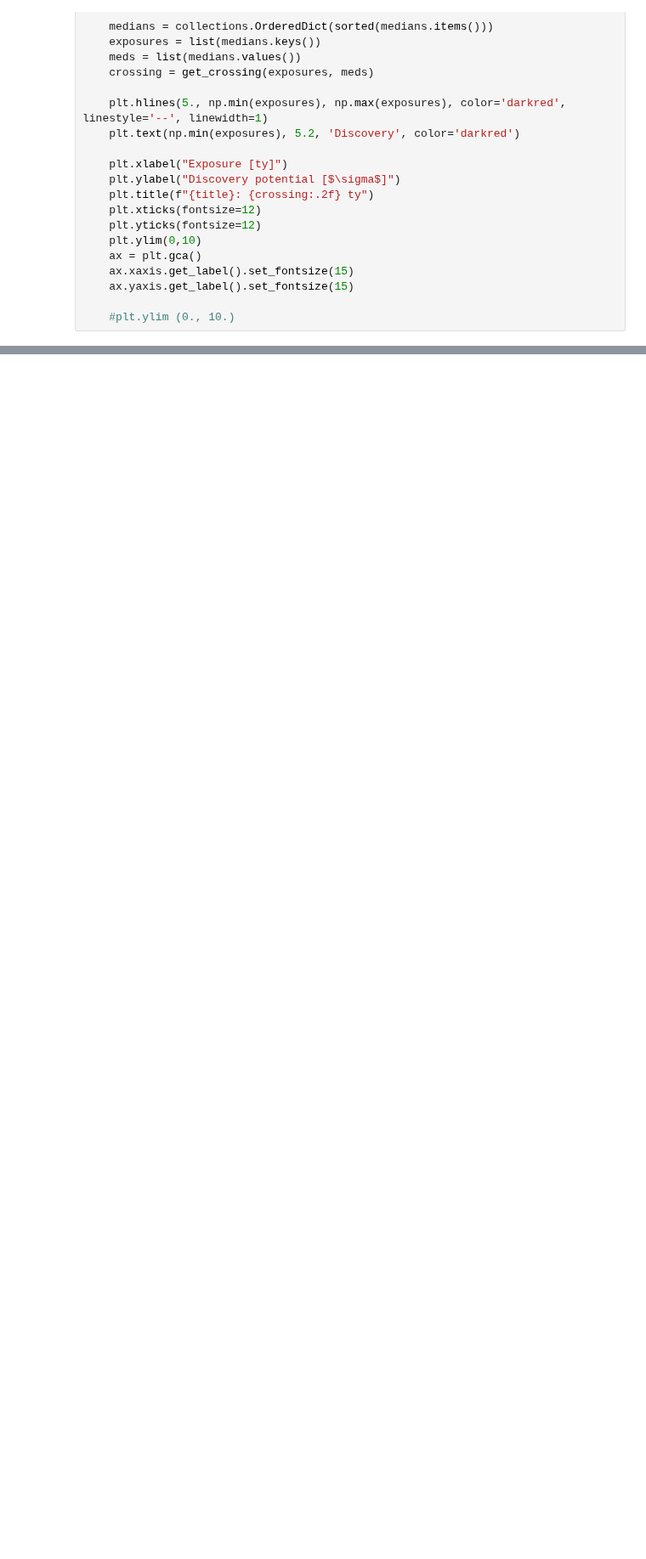
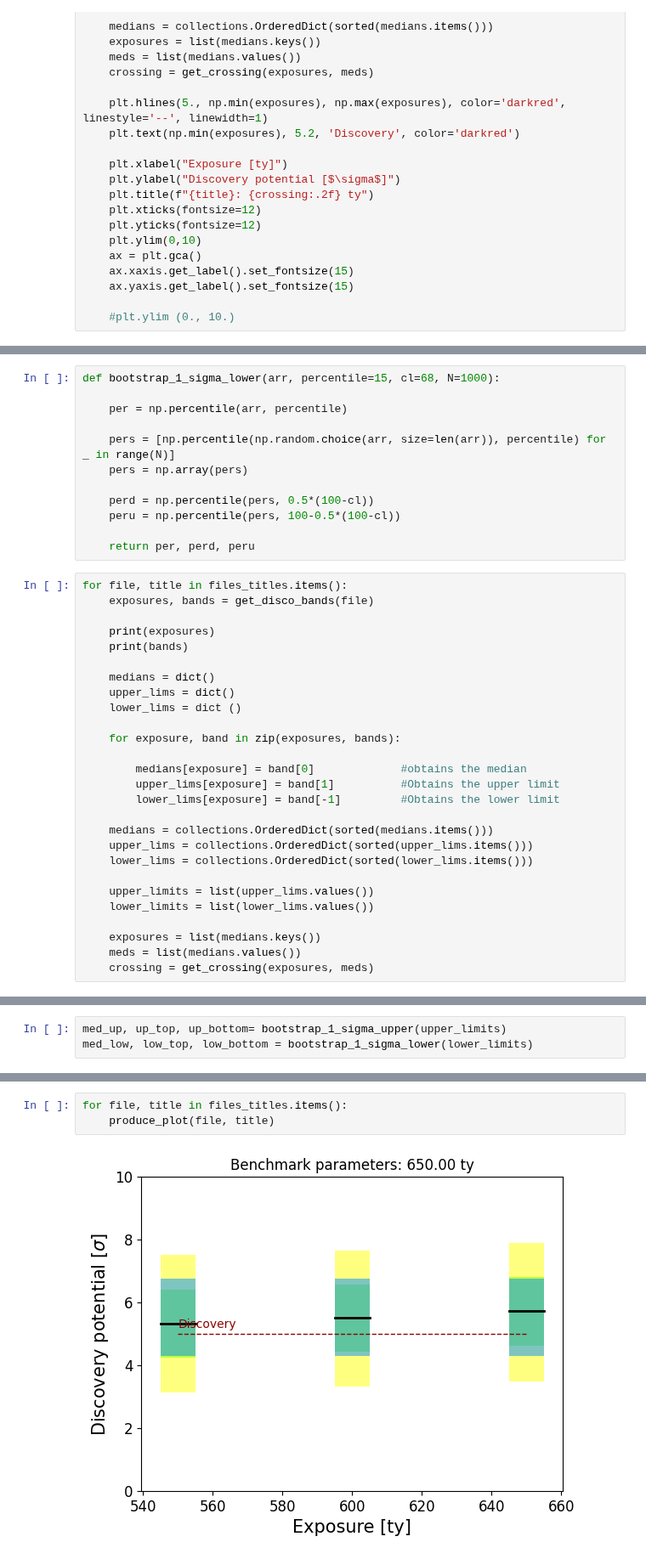
Before and after one commit to robertsjames/FlameFitSimple, a Jupyter notebook: analyses/WIMP_discovery/get_results.ipynb, the cells around one changed output, grey strips where cells are left out. Shown at 85% size. Drawn from its saved outputs; the diff is of its cells as text; blank space fills up the shorter version.

```diff
--- a/analyses/WIMP_discovery/get_results.ipynb
+++ b/analyses/WIMP_discovery/get_results.ipynb
@@ -94,0 +123,39 @@ for file, title in files_titles.items():
+# %%
+def bootstrap_1_sigma_lower(arr, percentile=15, cl=68, N=1000):
+
+    per = np.percentile(arr, percentile)
+
+    pers = [np.percentile(np.random.choice(arr, size=len(arr)), percentile) for _ in range(N)]
+    pers = np.array(pers)
+
+    perd = np.percentile(pers, 0.5*(100-cl))
+    peru = np.percentile(pers, 100-0.5*(100-cl))
+
+    return per, perd, peru
+# %%
+for file, title in files_titles.items():
+    exposures, bands = get_disco_bands(file)
+
+    print(exposures)
+    print(bands)
+
+    medians = dict()
+    upper_lims = dict()
+    lower_lims = dict ()
+
+    for exposure, band in zip(exposures, bands):
+
+        medians[exposure] = band[0]             #obtains the median
+        upper_lims[exposure] = band[1]          #Obtains the upper limit
+        lower_lims[exposure] = band[-1]         #Obtains the lower limit
+
+    medians = collections.OrderedDict(sorted(medians.items()))
+    upper_lims = collections.OrderedDict(sorted(upper_lims.items()))
+    lower_lims = collections.OrderedDict(sorted(lower_lims.items()))
+
+    upper_limits = list(upper_lims.values())
+    lower_limits = list(lower_lims.values())
+
+    exposures = list(medians.keys())
+    meds = list(medians.values())
+    crossing = get_crossing(exposures, meds)
@@ -94,0 +173,3 @@ for file, title in files_titles.items():
+# %%
+med_up, up_top, up_bottom= bootstrap_1_sigma_upper(upper_limits)
+med_low, low_top, low_bottom = bootstrap_1_sigma_lower(lower_limits)
@@ -94,0 +225,5 @@ for file, title in files_titles.items():
+# %%
+for file, title in files_titles.items():
+    produce_plot(file, title)
+# %% [output]
+[figure, added]
```
Also changed, not shown: parts of 9 cells of this notebook, 20 other files.
